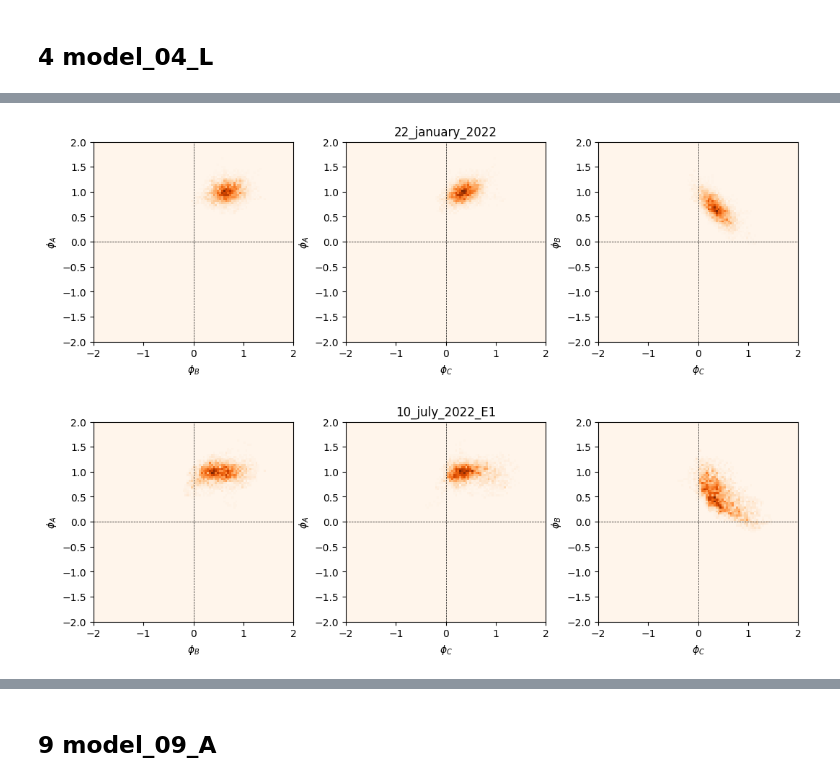
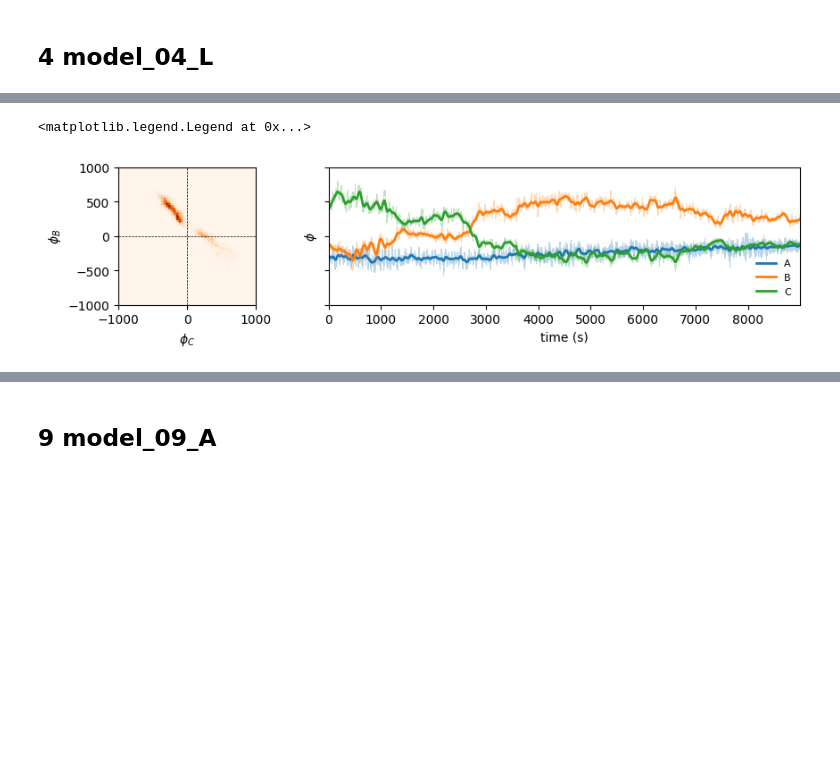
Before and after one commit to ZLoverty/AN, a Jupyter notebook: Code/data-summary.ipynb, the cells around one changed output, grey strips where cells are left out. Cells and saved outputs as stored; diff of their text form; code cells hidden in the pictures; blank space fills up the shorter version.

```diff
--- a/Code/data-summary.ipynb
+++ b/Code/data-summary.ipynb
@@ -313,0 +718,16 @@ main_folder = r"A:\ASYMMETRIC"
+# %%
+# some statistics
+window_size = 3000
+for date in dates:
+    folder = os.path.join(main_folder, date, "Flow_rate")
+    l = readdata(folder, "csv")
+    total = 0
+    fr_list = []
+    for num, i in l.iterrows():
+        flowrate = pd.read_csv(i.Dir).dropna()
+        flowrate["normalizer"] = uniform_filter1d(flowrate[flowrate.columns.drop("t")].abs().max(axis=1), size=window_size, axis=0)
+        total += len(flowrate)
+        fr_list.append(flowrate)
+    combined = pd.concat(fr_list)
+    nominal_flowrate = combined["normalizer"].mean()
+    print("{0:18}: {1:2d} videos, {2:5d} points, {3:7.2f} um^2/s".format(date, num+1, total, nominal_flowrate))
@@ -314,3 +779,6 @@ main_folder = r"A:\ASYMMETRIC"
+# %%
+dates = ["08 feb 2023"]
+main_folder = r"/mnt/ASYMMETRIC"
 # %%
 # some statistics
 for date in dates:
@@ -335,32 +799,41 @@ for date in dates:
 # %%
-window_size = 50 # frames, 1 frame = 0.5 s
+# histogram and flow rate
+window_size = 3000 # frames, 1 frame = 0.5 s
+main_folder = os.path.join("/mnt/ASYMMETRIC/", "10 feb 2023", "Flow_rate")
 
-lim = 2
+colors = plt.cm.get_cmap("tab10")
 
-for date in dates:
-    fr_list = []
-    folder = os.path.join(main_folder, date, "Flow_rate")
-    l = readdata(folder, "csv")
-    for num, i in l.iterrows():
-        flowrate = pd.read_csv(i.Dir).dropna()
-        flowrate["normalizer"] = uniform_filter1d(flowrate[["A", "B", "C"]].abs().max(axis=1), size=window_size, axis=0)
-        flowrate = flowrate.loc[flowrate.normalizer>100]
-        fr_list.append(flowrate)
+fig, ax = plt.subplots(ncols=2, figsize=(10, 2), width_ratios=(1,3), sharey=True)
+fr_list = []
+offset = 0
+for i in range(5):
+    flowrate = pd.read_csv(os.path.join(main_folder, "{:02d}.csv".format(i))).dropna()
+    flowrate["normalizer"] = gaussian_filter1d(flowrate[["A", "B", "C"]].abs().max(axis=1), sigma=window_size, axis=0)
+    tmp = flowrate["t"].max()
+    flowrate["t"] += offset
+    offset += tmp
+    fr_list.append(flowrate)
 
-    combined = pd.concat(fr_list)
+combined = pd.concat(fr_list)
 
-    fig, ax = plt.subplots(ncols=3, figsize=(12.8, 3.6), dpi=100)
-    for num, i1, i2 in ((0, "A", "B"), (1, "A", "C"), (2, "B", "C")):
-        H, xedges, yedges = np.histogram2d(combined[i1]/combined["normalizer"], combined[i2]/combined["normalizer"], bins=(np.linspace(-lim, lim, 100), np.linspace(-lim, lim, 100)))
-        ax[num].imshow(H, interpolation='nearest', origin='lower',
-            extent=[xedges[0], xedges[-1], yedges[0], yedges[-1]], cmap="Oranges")
-        ax[num].plot([-lim, lim], [0, 0], ls="--", lw=0.5, color="black")
-        ax[num].plot([0, 0], [-lim, lim], ls="--", lw=0.5, color="black")
-        ax[num].set_xlim([-lim, lim])
-        ax[num].set_ylim([-lim, lim])
-        ax[num].set_xlabel("$\phi_{}$".format(i2))
-        ax[num].set_ylabel("$\phi_{}$".format(i1))
-    ax[1].set_title(date)
+lim = 1000
+H, xedges, yedges = np.histogram2d(combined["B"], combined["C"], bins=(np.linspace(-lim, lim, 100), np.linspace(-lim, lim, 100)))
+ax[0].imshow(H, interpolation='nearest', origin='lower',
+    extent=[xedges[0], xedges[-1], yedges[0], yedges[-1]], cmap="Oranges")
+ax[0].plot([-lim, lim], [0, 0], ls="--", lw=0.5, color="black")
+ax[0].plot([0, 0], [-lim, lim], ls="--", lw=0.5, color="black")
+ax[0].set_xlim([-lim, lim])
+ax[0].set_ylim([-lim, lim])
+ax[0].set_xlabel("$\phi_{}$".format("C"))
+ax[0].set_ylabel("$\phi_{}$".format("B"))
+
+for i, channel_name in enumerate(combined.drop(columns=["t", "normalizer"])):
+    ax[1].plot(combined["t"], combined[channel_name], color=colors(i), lw=0.5, alpha=0.3)
+    ax[1].plot(combined["t"], gaussian_filter1d(combined[channel_name], sigma=50), color=colors(i), lw=2, label=channel_name)
+ax[1].set_xlim([0, combined["t"].max()])
+ax[1].set_xlabel("time (s)")
+ax[1].set_ylabel("$\phi$")
+ax[1].legend(frameon=False, fontsize=8)
 # %% [output]
+<matplotlib.legend.Legend at 0x...>
-[figure, old version]
+[figure, new version]
-[figure, removed]
```
Also changed, not shown: parts of 68 cells of this notebook, 21 other files.
